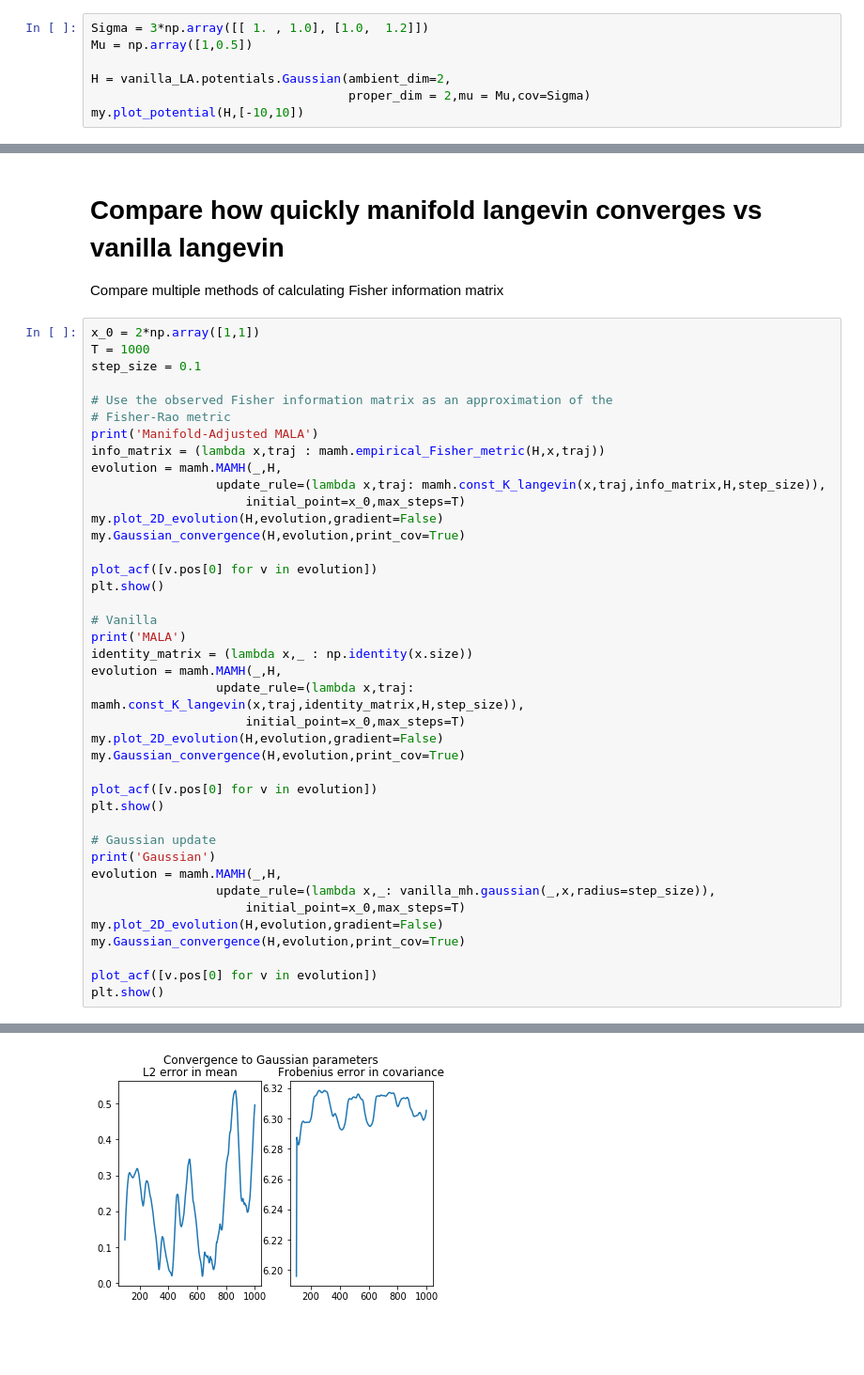
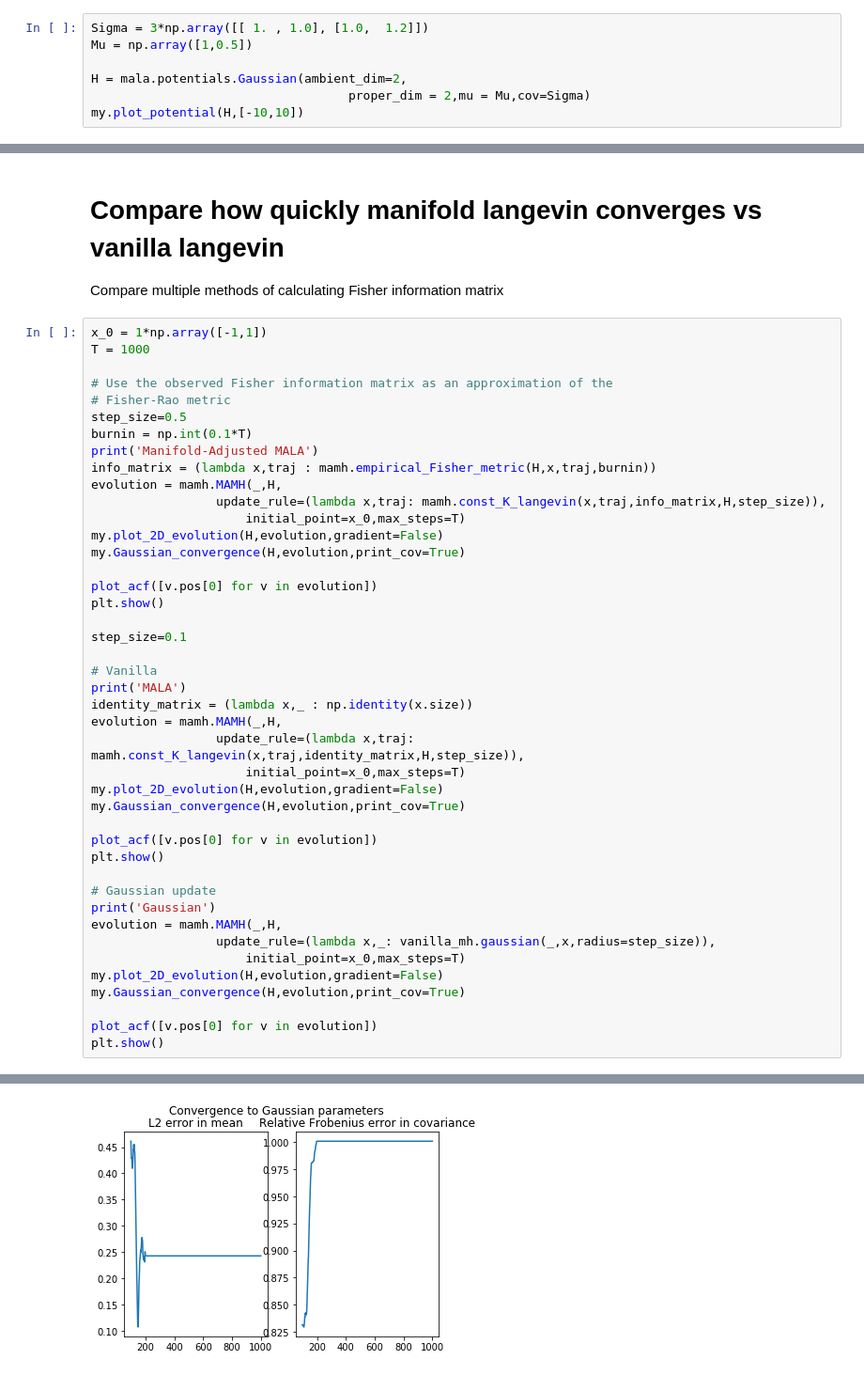
Before and after one commit to Orecchia-Research-Group/manifold_learning, a Jupyter notebook: manifold_sampling/MALA with Fisher.ipynb, the cells around one changed output, grey strips where cells are left out. Shown: that part at 94% size. Saved outputs shown, nothing was run; the diff lists cells and outputs as text; blank space fills up the shorter version.

```diff
--- a/manifold_sampling/MALA with Fisher.ipynb
+++ b/manifold_sampling/MALA with Fisher.ipynb
@@ -18,7 +15,7 @@ The autoreload extension is already loaded. To reload it, use:
 Sigma = 3*np.array([[ 1. , 1.0], [1.0,  1.2]])
 Mu = np.array([1,0.5])
 
-H = vanilla_LA.potentials.Gaussian(ambient_dim=2,
+H = mala.potentials.Gaussian(ambient_dim=2,
                                    proper_dim = 2,mu = Mu,cov=Sigma)
 my.plot_potential(H,[-10,10])
 # %% [output]
@@ -30,14 +27,15 @@ my.plot_potential(H,[-10,10])
 
 Compare multiple methods of calculating Fisher information matrix
 # %%
-x_0 = 2*np.array([1,1])
+x_0 = 1*np.array([-1,1])
 T = 1000
-step_size = 0.1
 
 # Use the observed Fisher information matrix as an approximation of the
 # Fisher-Rao metric
+step_size=0.5
+burnin = np.int(0.1*T)
 print('Manifold-Adjusted MALA')
-info_matrix = (lambda x,traj : mamh.empirical_Fisher_metric(H,x,traj))
+info_matrix = (lambda x,traj : mamh.empirical_Fisher_metric(H,x,traj,burnin))
 evolution = mamh.MAMH(_,H,
                  update_rule=(lambda x,traj: mamh.const_K_langevin(x,traj,info_matrix,H,step_size)),
                      initial_point=x_0,max_steps=T)
@@ -46,6 +44,8 @@ my.Gaussian_convergence(H,evolution,print_cov=True)
 
 plot_acf([v.pos[0] for v in evolution])
 plt.show()
+
+step_size=0.1
 
 # Vanilla
 print('MALA')
@@ -78 +78 @@ Last  100  samples: estimated covariance
-[figure, old version]
+[figure, new version]
```
Also changed, not shown: parts of 2 cells of this notebook, 6 other files.
